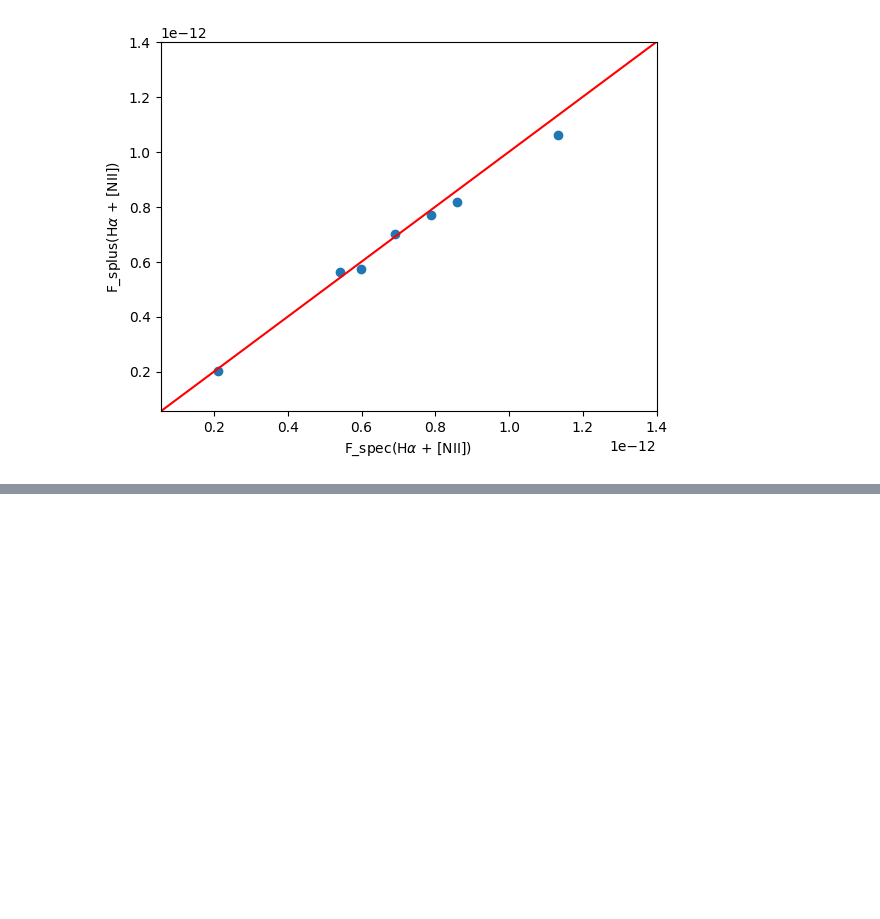
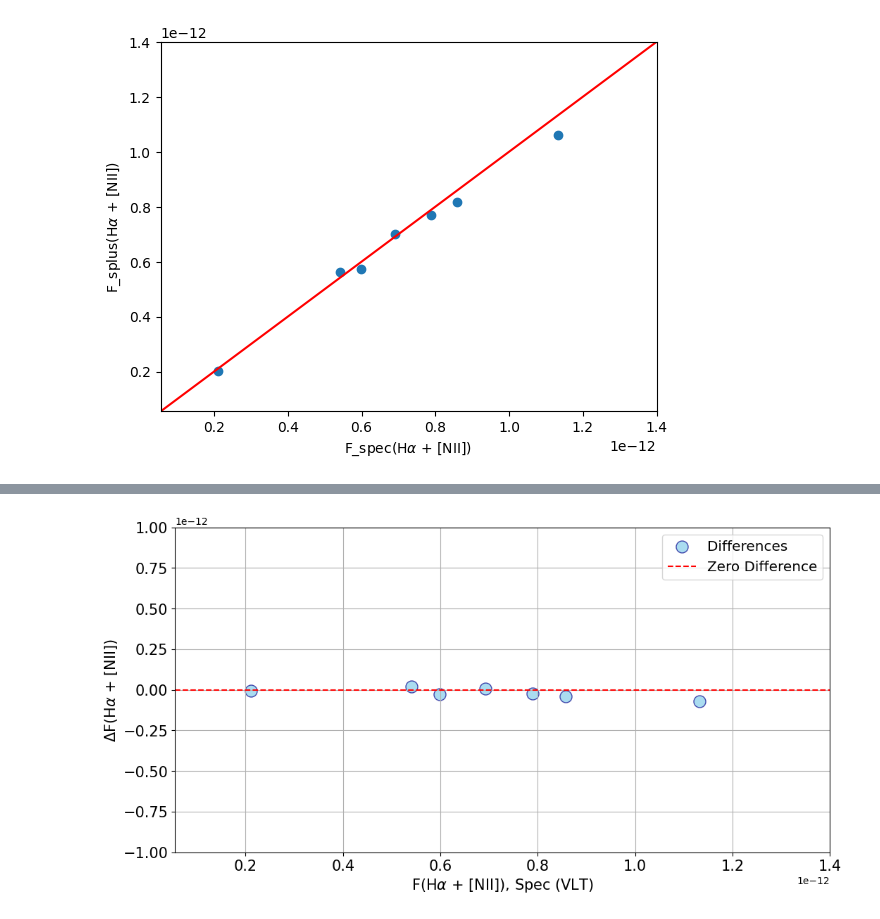
Before and after one commit to AngelGSoto/PNe-MC-SPLUS, a Jupyter notebook: notebooks/Combining spectrocopia imagineria.ipynb, the cells around one changed output, grey strips where cells are left out. Drawn from its saved outputs; the diff is of its cells as text; code cells hidden in the pictures; blank space fills up the shorter version.

```diff
--- a/notebooks/Combining spectrocopia imagineria.ipynb
+++ b/notebooks/Combining spectrocopia imagineria.ipynb
@@ -188,0 +274,33 @@ plt.show()
+# %%
+# Create a scatter plot
+plt.figure(figsize=(12, 6))
+# Bland-Altman plot
+plt.scatter(
+    merged_df3["Fluxes"], differences,
+    color='skyblue',
+    edgecolors='darkblue',
+    alpha=0.7,  # Set transparency
+    s=150,  # Set marker size
+    label='Differences'
+)
+plt.axhline(0, color='red', linestyle='--', label='Zero Difference')
+plt.ylim(-1e-12, 1e-12)
+
+
+# Set labels and title
+plt.xlabel(r'F(H$\alpha$ + [NII]), Spec (VLT)',  fontsize=15)
+plt.ylabel(r'$\Delta$F(H$\alpha$ + [NII])',  fontsize=15)
+plt.xlim(0.55e-13, 14e-13)
+
+#plt.title('Comparison of Two Measurements')
+plt.tick_params(axis='x', labelsize=15)
+plt.tick_params(axis='y', labelsize=15)
+
+# Add legend
+plt.legend(fontsize="x-large")
+
+# Show plot
+plt.grid(True)
+plt.show()
+# %% [output]
+[figure, added]
```
Also changed, not shown: parts of 6 cells of this notebook, 3 other files.
